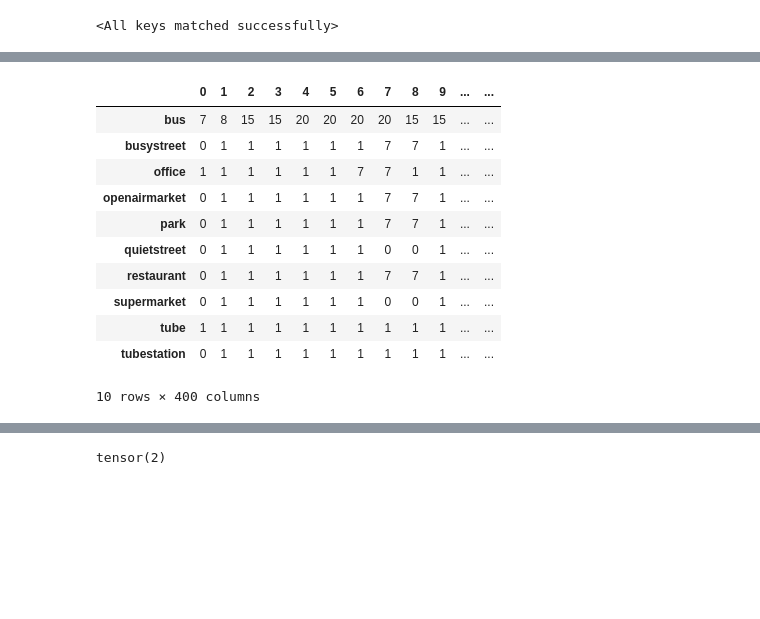
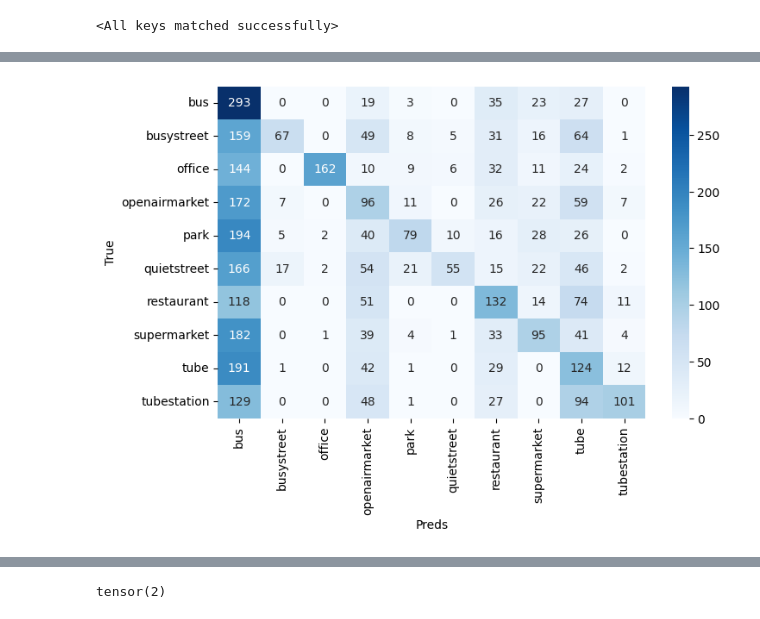
Before and after one commit to darshitttt/ASC_AED_JoinTask, a Jupyter notebook: ASC_cam.ipynb, the cells around one changed output, grey strips where cells are left out. Drawn from its saved outputs; the diff is of its cells as text; code cells hidden in the pictures; blank space fills up the shorter version.

```diff
--- a/ASC_cam.ipynb
+++ b/ASC_cam.ipynb
@@ -139,18 +193,24 @@ plt.scatter([i for i in range((len(x_list[0])))], x_list[0])
-# %%
-pd.DataFrame(x_list, index=acoustic_scenes)
-# %% [output]
-|  | 0 | 1 | 2 | 3 | 4 | 5 | 6 | 7 | 8 | 9 | ... | ... |
-| bus | 7 | 8 | 15 | 15 | 20 | 20 | 20 | 20 | 15 | 15 | ... | ... |
-| busystreet | 0 | 1 | 1 | 1 | 1 | 1 | 1 | 7 | 7 | 1 | ... | ... |
-| office | 1 | 1 | 1 | 1 | 1 | 1 | 7 | 7 | 1 | 1 | ... | ... |
-| openairmarket | 0 | 1 | 1 | 1 | 1 | 1 | 1 | 7 | 7 | 1 | ... | ... |
-| park | 0 | 1 | 1 | 1 | 1 | 1 | 1 | 7 | 7 | 1 | ... | ... |
-| quietstreet | 0 | 1 | 1 | 1 | 1 | 1 | 1 | 0 | 0 | 1 | ... | ... |
-| restaurant | 0 | 1 | 1 | 1 | 1 | 1 | 1 | 7 | 7 | 1 | ... | ... |
-| supermarket | 0 | 1 | 1 | 1 | 1 | 1 | 1 | 0 | 0 | 1 | ... | ... |
-| tube | 1 | 1 | 1 | 1 | 1 | 1 | 1 | 1 | 1 | 1 | ... | ... |
-| tubestation | 0 | 1 | 1 | 1 | 1 | 1 | 1 | 1 | 1 | 1 | ... | ... |
-10 rows × 400 columns
+# %%
+tru = []
+preds = []
+
+for i in scapper_acoustic_scenes:
+    for j in randomly_chosen_files[i][0]:
+        audio_fname = os.path.join(SCAPPER_AUD_DIR, j)
+        prediction_list = predictions_dictionary[os.path.join(SCAPPER_AUD_DIR,j)]
+        for k in prediction_list:
+            tru.append(i)
+            preds.append(k)
+
+cm = confusion_matrix(tru, preds)
+
+plt.figure(figsize=(8, 5))
+sns.heatmap(cm, annot=True, fmt='d', cmap='Blues', xticklabels=scapper_acoustic_scenes, yticklabels=scapper_acoustic_scenes)
+plt.xlabel('Preds')
+plt.ylabel('True')
+plt.show()
+# %% [output]
+[figure, added]
 # %%
 import librosa
 import matplotlib.pyplot as plt
```
Also changed, not shown: parts of 16 cells of this notebook.
